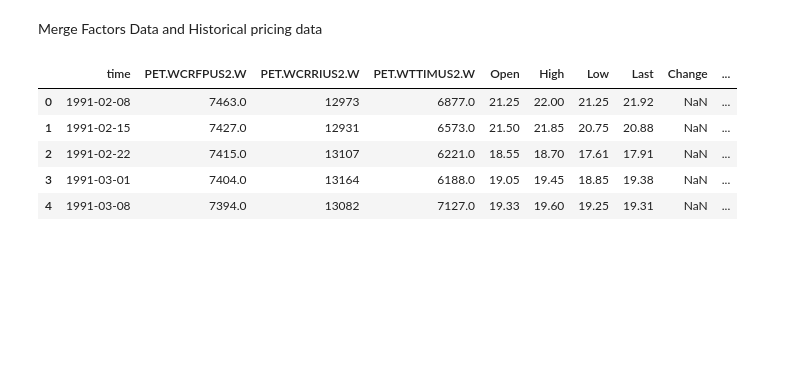
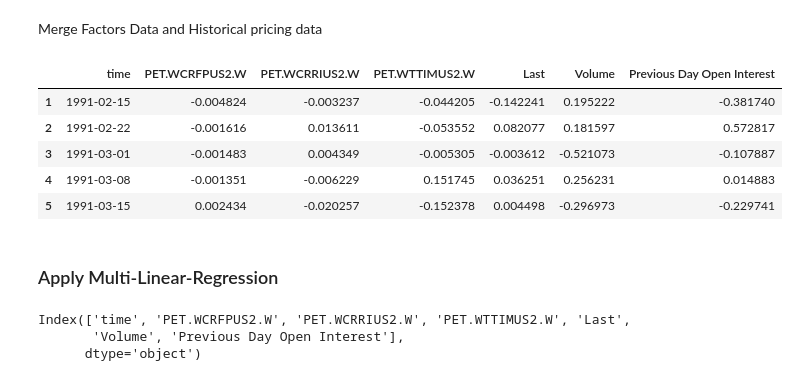
Before and after one commit to zlwolf236/eia-data-analysis, a Jupyter notebook: EIA-data-analysis.ipynb, the cells around one changed output. Cells and saved outputs as stored; diff of their text form; code cells hidden in the pictures; blank space fills up the shorter version.

```diff
--- a/EIA-data-analysis.ipynb
+++ b/EIA-data-analysis.ipynb
@@ -76,11 +82,27 @@ price_df[0:5]
 Merge Factors Data and Historical pricing data
 # %%
 df = df.merge(price_df, left_on = 'time', right_on = 'time', how = 'left')
-df[0:5]
+df = df.drop(columns = ['Change', 'Open', 'High', 'Low', 'Settle'])
+df = df.dropna()
-# %% [output]
-|  | time | PET.WCRFPUS2.W | PET.WCRRIUS2.W | PET.WTTIMUS2.W | Open | High | Low | Last | Change | ... |
-| 0 | 1991-02-08 | 7463.0 | 12973 | 6877.0 | 21.25 | 22.00 | 21.25 | 21.92 | NaN | ... |
-| 1 | 1991-02-15 | 7427.0 | 12931 | 6573.0 | 21.50 | 21.85 | 20.75 | 20.88 | NaN | ... |
-| 2 | 1991-02-22 | 7415.0 | 13107 | 6221.0 | 18.55 | 18.70 | 17.61 | 17.91 | NaN | ... |
-| 3 | 1991-03-01 | 7404.0 | 13164 | 6188.0 | 19.05 | 19.45 | 18.85 | 19.38 | NaN | ... |
-| 4 | 1991-03-08 | 7394.0 | 13082 | 7127.0 | 19.33 | 19.60 | 19.25 | 19.31 | NaN | ... |
+# %%
+# Calculate Changes in term of returns
+df.set_index('time')
+df['Last'] = df['Last'].shift(-1)
+df.iloc[:, 1:len(df.columns)] = (df.iloc[:, 1:len(df.columns)] - df.iloc[:, 1:len(df.columns)].shift(1)) / df.iloc[:, 1:len(df.columns)].shift(1)
+df = df.dropna()
+df[0:5]
+# %% [output]
+|  | time | PET.WCRFPUS2.W | PET.WCRRIUS2.W | PET.WTTIMUS2.W | Last | Volume | Previous Day Open Interest |
+| 1 | 1991-02-15 | -0.004824 | -0.003237 | -0.044205 | -0.142241 | 0.195222 | -0.381740 |
+| 2 | 1991-02-22 | -0.001616 | 0.013611 | -0.053552 | 0.082077 | 0.181597 | 0.572817 |
+| 3 | 1991-03-01 | -0.001483 | 0.004349 | -0.005305 | -0.003612 | -0.521073 | -0.107887 |
+| 4 | 1991-03-08 | -0.001351 | -0.006229 | 0.151745 | 0.036251 | 0.256231 | 0.014883 |
+| 5 | 1991-03-15 | 0.002434 | -0.020257 | -0.152378 | 0.004498 | -0.296973 | -0.229741 |
+# %% [markdown]
+### Apply Multi-Linear-Regression
+# %%
+df.columns
+# %% [output]
+Index(['time', 'PET.WCRFPUS2.W', 'PET.WCRRIUS2.W', 'PET.WTTIMUS2.W', 'Last',
+       'Volume', 'Previous Day Open Interest'],
+      dtype='object')
```
Also changed, not shown: parts of 17 cells of this notebook.
